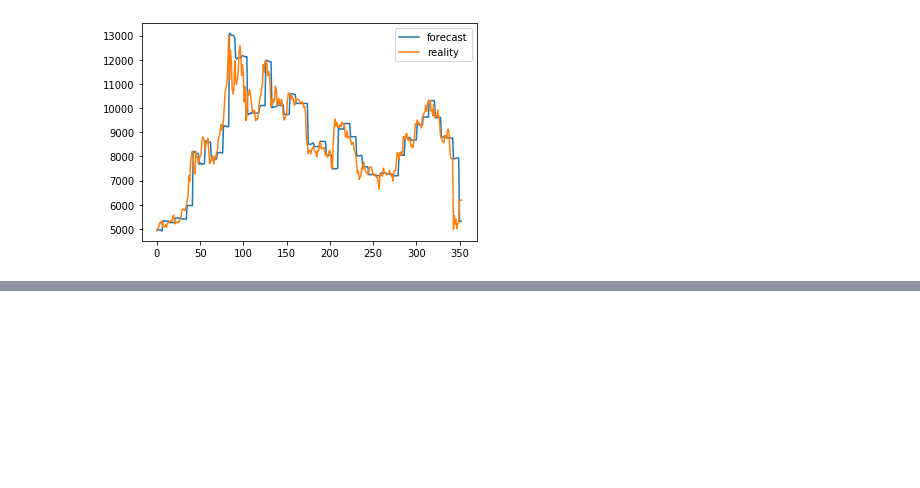
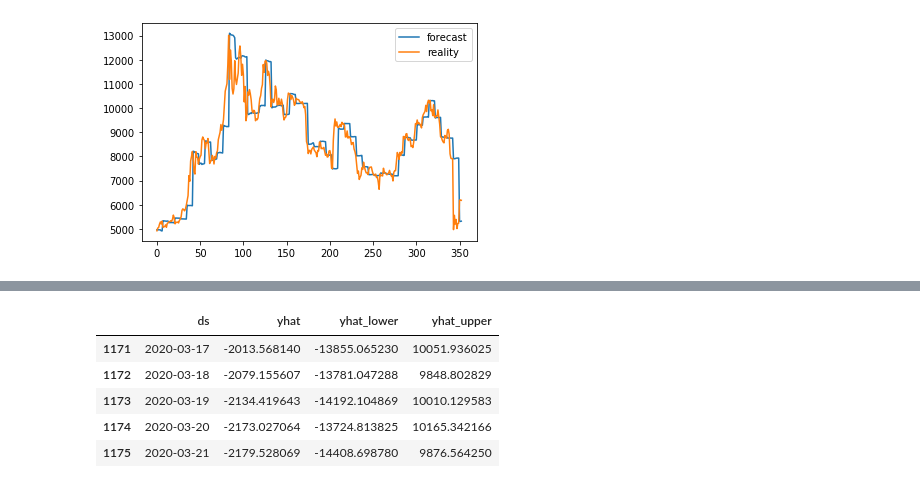
Before and after one commit to cmajorsolo/TimeSeries, a Jupyter notebook: SARIMA.ipynb, the cells around one changed output, grey strips where cells are left out. Saved outputs shown, nothing was run; the diff lists cells and outputs as text; code cells hidden in the pictures; blank space fills up the shorter version.

```diff
--- a/SARIMA.ipynb
+++ b/SARIMA.ipynb
@@ -399,0 +417,10 @@ plt.legend()
+# %%
+forecast = m.predict(future)
+forecast[['ds', 'yhat', 'yhat_lower', 'yhat_upper']].tail()
+# %% [output]
+|  | ds | yhat | yhat_lower | yhat_upper |
+| 1171 | 2020-03-17 | -2013.568140 | -13855.065230 | 10051.936025 |
+| 1172 | 2020-03-18 | -2079.155607 | -13781.047288 | 9848.802829 |
+| 1173 | 2020-03-19 | -2134.419643 | -14192.104869 | 10010.129583 |
+| 1174 | 2020-03-20 | -2173.027064 | -13724.813825 | 10165.342166 |
+| 1175 | 2020-03-21 | -2179.528069 | -14408.698780 | 9876.564250 |
```
Also changed, not shown: parts of 5 cells of this notebook.
